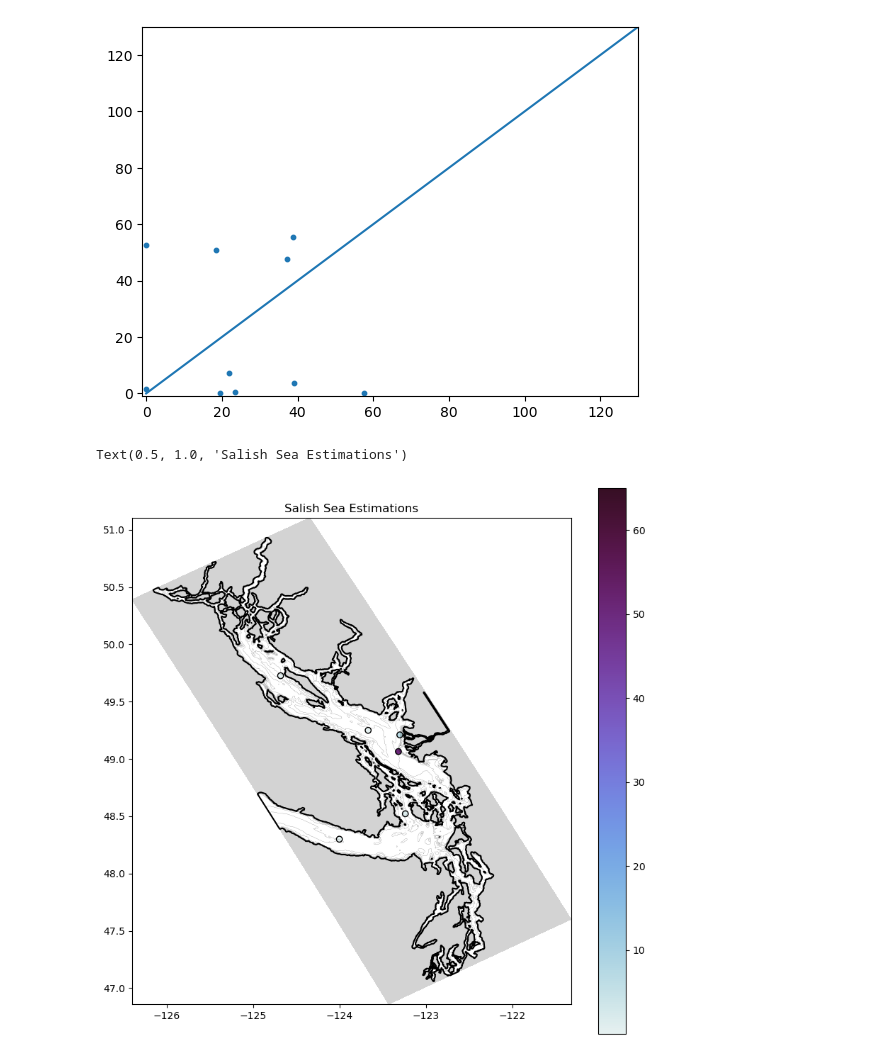
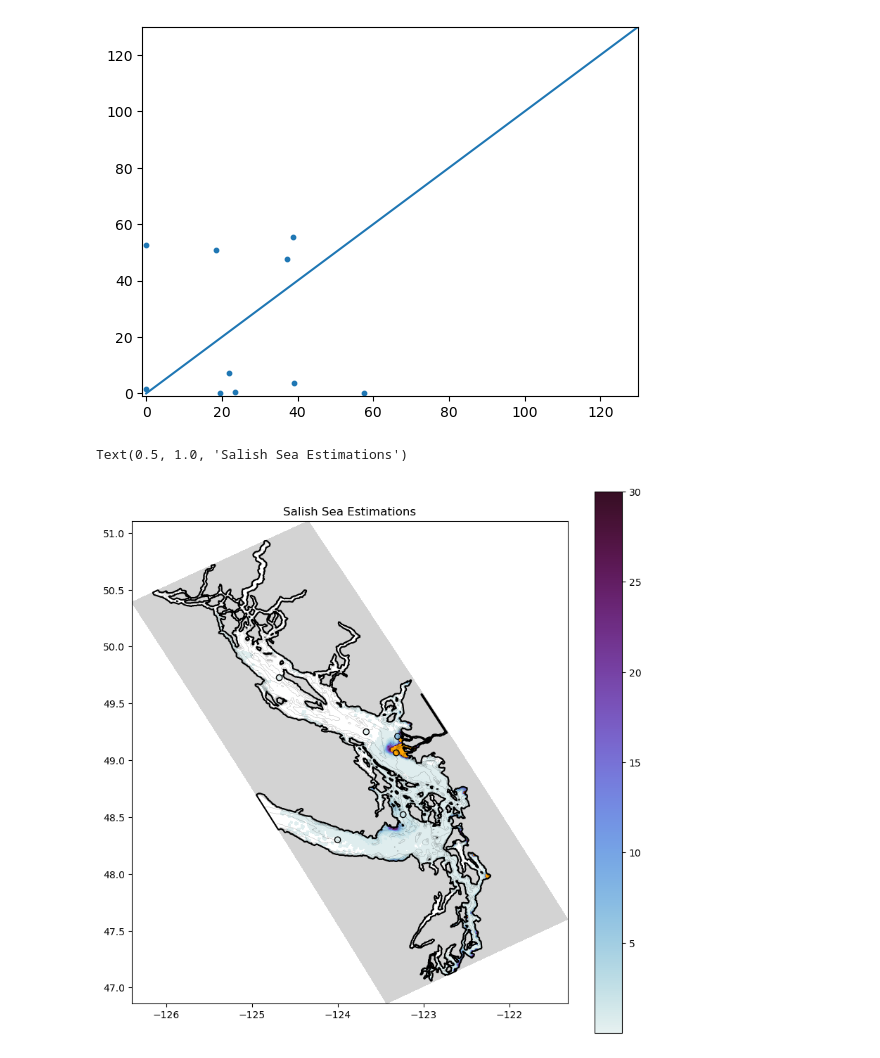
Before and after one commit to SalishSeaCast/analysis-jose, a Jupyter notebook: notebooks/Outfall_finalResults/obs_model.ipynb, the cells around one changed output. Cells and saved outputs as stored; diff of their text form; code cells hidden in the pictures.

```diff
--- a/notebooks/Outfall_finalResults/obs_model.ipynb
+++ b/notebooks/Outfall_finalResults/obs_model.ipynb
@@ -393,23 +393,23 @@ for ind,ii in enumerate(i):
 # %%
 from matplotlib import pyplot as plt, animation, rc,colors
 import cmocean
 cm = cmocean.cm.dense
-
+levels = np.linspace(1e-5,30,30)
 fig, ax = plt.subplots(1,1,figsize=(10, 10))
-
+aa = ax.contourf(coords.nav_lon[::Ni,::Ni], coords.nav_lat[::Ni,::Ni],np.sum(13.7*conc_winter[:2,:,:],axis=0)/2,levels=levels,extend='both',cmap=cmocean.cm.dense)
 ax.contour(coords.nav_lon, coords.nav_lat, mask.mbathy[0,:,:],colors='k',linewidths=0.1)
 ax.contourf(coords.nav_lon, coords.nav_lat, mask.tmask[0, 0, ...], levels=[-0.01, 0.01], colors='lightgray')
 ax.contour(coords.nav_lon, coords.nav_lat, mask.tmask[0, 0, ...], levels=[-0.01, 0.01], colors='k')
 #aa = ax.hist2d(DS.lon,DS.lat,100,cmap =cm,vmin=1e-5,vmax=2000)
 ax.set_aspect(1/np.sin(np.deg2rad(49)))
-aa=plt.scatter(Lond,Latd,c=CONC,cmap=cmocean.cm.dense,vmax=65,vmin=1e-5,edgecolors='black')
+aa=plt.scatter(Lond,Latd,c=CONC,cmap=cmocean.cm.dense,vmax=30,vmin=1e-5,edgecolors='black')
 plt.colorbar(aa)
 aa.cmap.set_over('orange')
 aa.cmap.set_under('white')
 plt.title('Salish Sea Estimations')
 # %% [output]
 Text(0.5, 1.0, 'Salish Sea Estimations')
-[figure, old version]
+[figure, new version]
 # %%
 locss=['W Texada','CSoG','Van','Haro','Fraser','JdF']
 # %%
```
Also changed, not shown: parts of 2 cells of this notebook, 2 other files.
